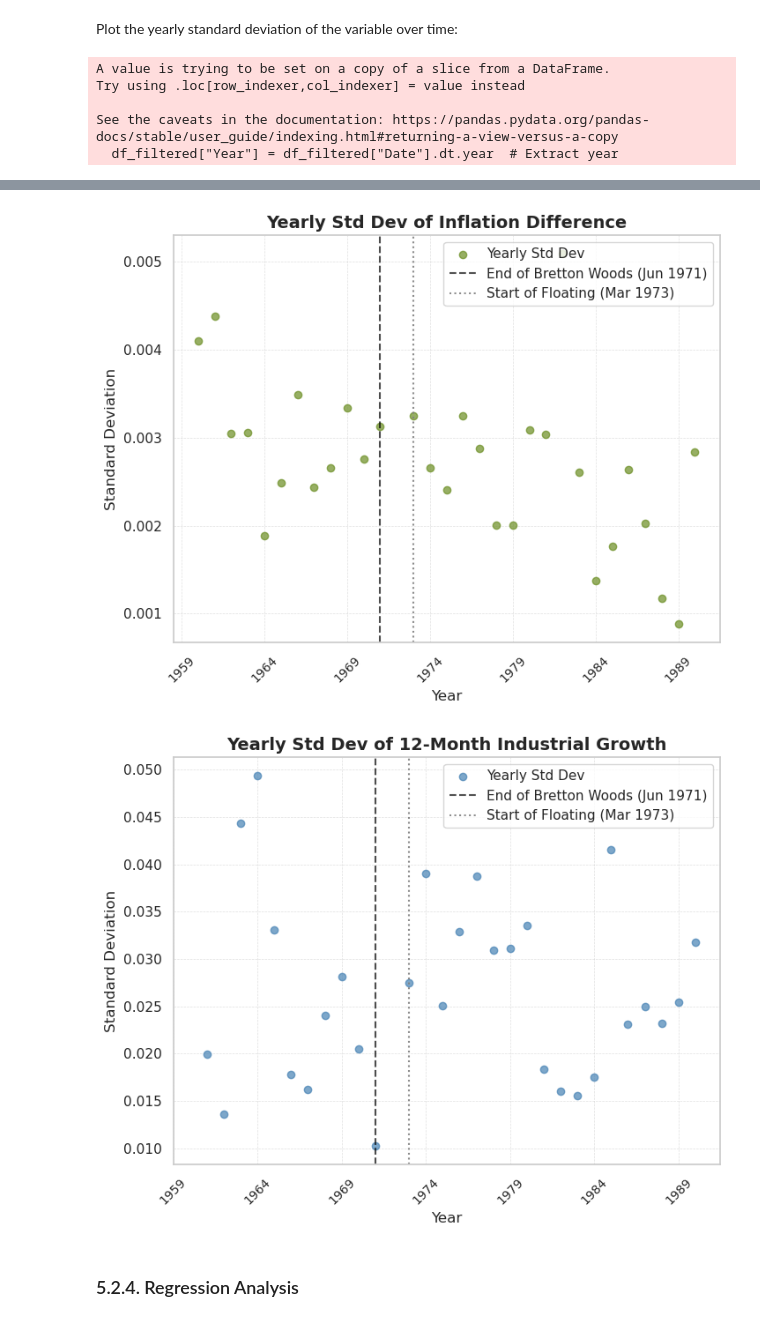
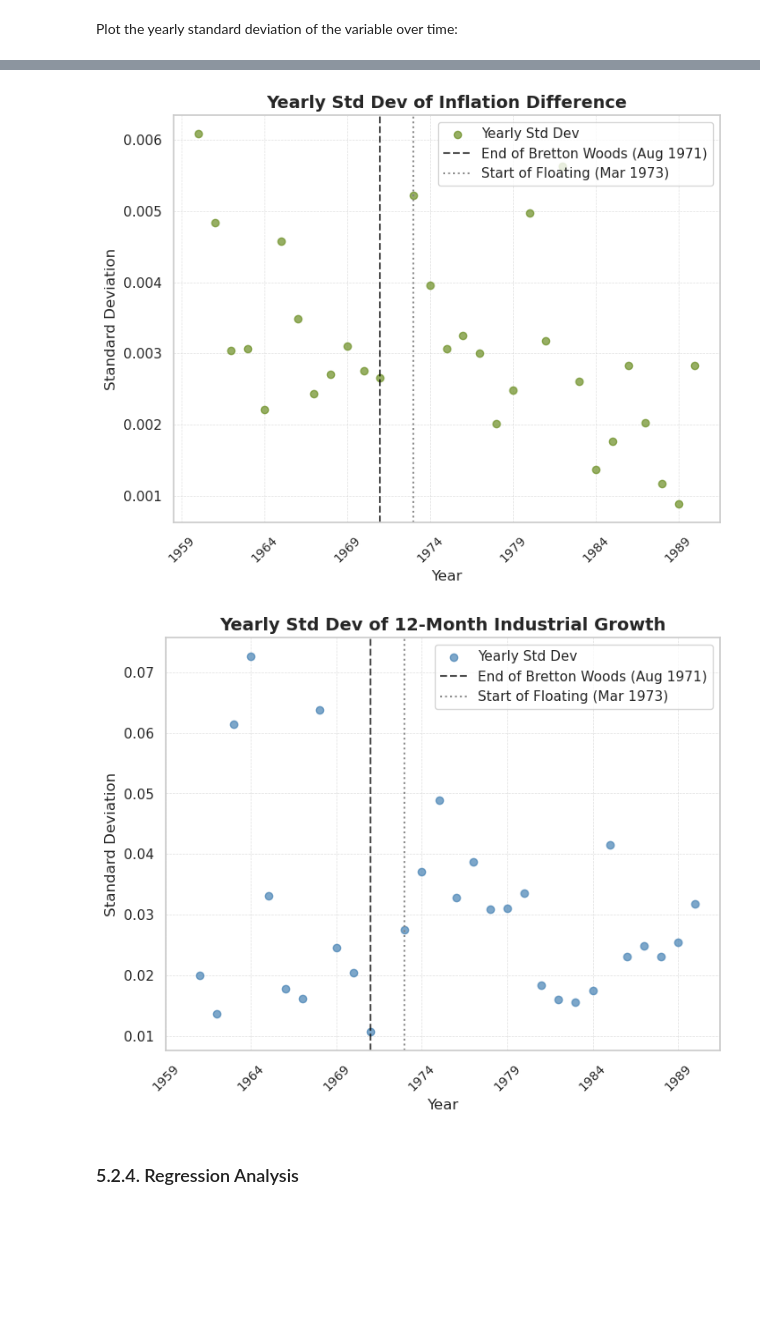
Before and after one commit to rachel-andrsn/Macro, a Jupyter notebook: code/coursework.ipynb, the cells around one changed output, grey strips where cells are left out. Drawn from its saved outputs; the diff is of its cells as text; code cells hidden in the pictures; blank space fills up the shorter version.

```diff
--- a/code/coursework.ipynb
+++ b/code/coursework.ipynb
@@ -135,6 +127,6 @@ df["Real_Exchange_Growth"] = df["Real_Exchange_Rate"].pct_change()
 #### 3) Index of Real Exchange Rate
 Base: Dec 1990 = 1
 # %%
-df["Real_Exchange_Index"] = df["Real_Exchange_Rate"] / df.loc[df["Date"] == "1990-12-01", "Real_Exchange_Rate"].values[0]
+df["Real_Exchange_Index"] = df["Real_Exchange_Growth"] / df.loc[df["Date"] == "1990-12-01", "Real_Exchange_Growth"].values[0]
 # %% [markdown]
 #### 4) Monthly Inflation Rate for France
@@ -193,0 +264,2 @@ df.interpolate(method="linear", inplace=True)
+# %%
+outliers_long = outliers_df.melt(id_vars='Date', var_name='Variable', value_name='Value')
@@ -516,37 +574,0 @@ plt.show()
-# %%
-# Set theme & colors
-sns.set_theme(style="whitegrid")
-colors = ["#FFB6C1", "#87CEEB"]  # Light pink & soft blue
-
-# Data Preparation
-x_labels = std_table["Variable"]
-before = std_table["Before Bretton Woods (≤ 06/1971)"]
-after = std_table["After Bretton Woods (≥ 03/1973)"]
-
-x = np.arange(len(x_labels))  # Label positions
-width = 0.35  # Bar width
-
-# Create figure & axes
-fig, ax = plt.subplots(figsize=(10, 6))
-
-# Plot grouped bars
-bars1 = ax.bar(x - width/2, before, width, color=colors[0], label="Before (≤ 06/1971)", alpha=0.85)
-bars2 = ax.bar(x + width/2, after, width, color=colors[1], label="After (≥ 03/1973)", alpha=0.85)
-
-# Formatting
-ax.set_xticks(x)
-ax.set_xticklabels(x_labels, rotation=25, ha="right")
-ax.set_xlabel("Variable", fontsize=12)
-ax.set_ylabel("Standard Deviation", fontsize=12)
-ax.set_title("Standard Deviation Before & After Bretton Woods", fontsize=14, fontweight="bold")
-
-# Add gridlines and legend
-ax.grid(True, linestyle="dashed", linewidth=0.5, alpha=0.6)
-ax.legend(loc="upper left", frameon=False)
-plt.tight_layout()
-
-# Save the chart
-plt.savefig("../figures/std_dev_comparison.png", dpi=300)
-
-# Display the chart
-plt.show()
@@ -556,7 +576,7 @@ plt.show()
 Plot the yearly standard deviation of the variable over time:
 # %%
 # Define pre/post Bretton Woods periods
-pre_bretton_woods_end = "1971-06"
+pre_bretton_woods_end = "1971-08"
 post_bretton_woods_start = "1973-03"
 
 # Filter out data from 07/1971 - 02/1973
@@ -579,7 +599,7 @@ def plot_scatter(variable, title, filename, color):
     plt.scatter(yearly_std.index, yearly_std[variable], color=color, alpha=0.7, label="Yearly Std Dev")
 
     # Add vertical lines for Bretton Woods transition
-    plt.axvline(x=1971, color="black", linestyle="dashed", alpha=0.7, label="End of Bretton Woods (Jun 1971)")
+    plt.axvline(x=1971, color="black", linestyle="dashed", alpha=0.7, label="End of Bretton Woods (Aug 1971)")
     plt.axvline(x=1973, color="gray", linestyle="dotted", alpha=0.9, label="Start of Floating (Mar 1973)")
 
     # Formatting
@@ -599,8 +619,3 @@ plot_scatter("France_Inflation", "Yearly Std Dev of Inflation (France)", "yearly
 plot_scatter("Inflation_Difference", "Yearly Std Dev of Inflation Difference", "yearly_std_dev_inflation_diff", colors["Inflation_Difference"])
 plot_scatter("Industrial_Production_YoY", "Yearly Std Dev of 12-Month Industrial Growth", "yearly_std_dev_industrial", colors["Industrial_Production_YoY"])
 # %% [output]
-A value is trying to be set on a copy of a slice from a DataFrame.
-Try using .loc[row_indexer,col_indexer] = value instead
-
-See the caveats in the documentation: https://pandas.pydata.org/pandas-docs/stable/user_guide/indexing.html#returning-a-view-versus-a-copy
-  df_filtered["Year"] = df_filtered["Date"].dt.year  # Extract year
@@ -608,5 +623,5 @@ See the caveats in the documentation: https://pandas.pydata.org/pandas-docs/stab
-[figure, old version]
+[figure, new version]
-[figure, old version]
+[figure, new version]
 # %% [markdown]
 ### 5.2.4. Regression Analysis
 # %% [markdown]
```
Also changed, not shown: parts of 52 cells of this notebook, 14 other files.
